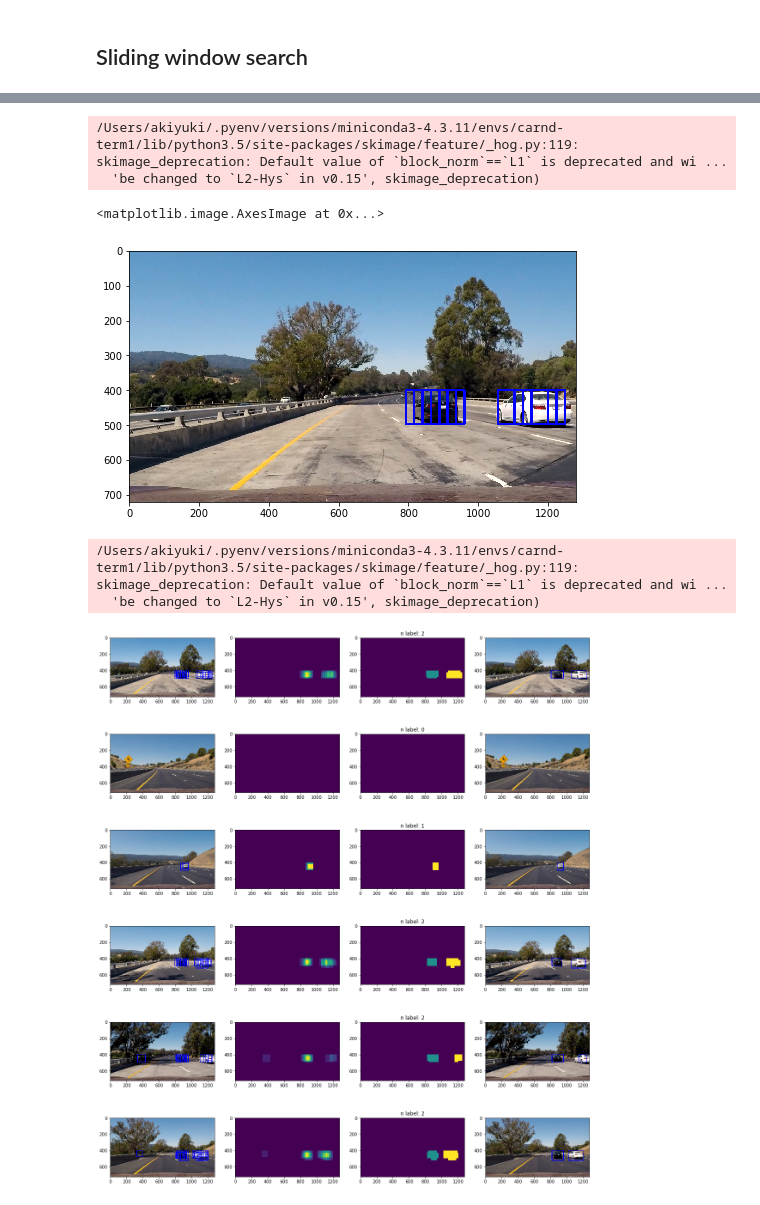
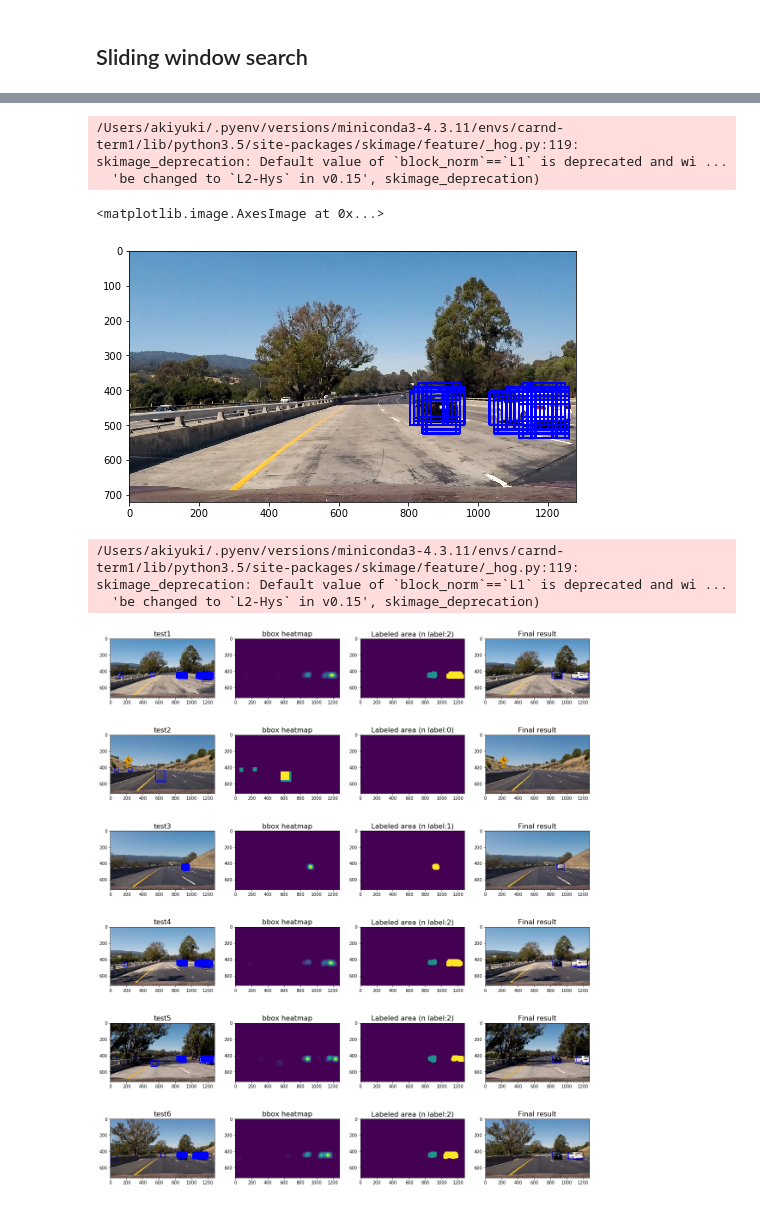
Before and after one commit to i-aki-y/selfdrivingcar-project5, a Jupyter notebook: SlidingWindow.ipynb, the cells around one changed output, grey strips where cells are left out. Cells and saved outputs as stored; diff of their text form; code cells hidden in the pictures.

```diff
--- a/SlidingWindow.ipynb
+++ b/SlidingWindow.ipynb
@@ -58,46 +61,45 @@ pprint(train_info)
 # %%
 svc = train_info["model"]
 X_scaler = train_info["scaler"]
 cspace = train_info["cspace"]
 orient = train_info["orient"]
 pix_per_cell = train_info["pix_per_cell"]
 cell_per_block = train_info["cell_per_block"]
 hog_channel = train_info["hog_channel"]
 spatial_size = train_info["spatial_size"]
 hist_bins = train_info["hist_bins"]
 
-ystart, ystop, scale = (400, 600, 1.5)
+ystart, ystop, scale = (380, 600, 1.5)
 
 img = test_images[0]
-img = utils.image_preprocess(img)
 #img = np.uint8(img*255)
 bboxes = utils.find_cars(img, ystart, ystop, scale, svc, X_scaler, cspace, orient, pix_per_cell, cell_per_block, hog_channel, spatial_size, hist_bins)
 img = utils.draw_boxes(img, bboxes)
 
 plt.figure(figsize=(8, 24))
 plt.imshow(img)
 # %% [output]
 /Users/akiyuki/.pyenv/versions/miniconda3-4.3.11/envs/carnd-term1/lib/python3.5/site-packages/skimage/feature/_hog.py:119: skimage_deprecation: Default value of `block_norm`==`L1` is deprecated and wi ...
   'be changed to `L2-Hys` in v0.15', skimage_deprecation)
 <matplotlib.image.AxesImage at 0x...>
-[figure, old version]
+[figure, new version]
 # %%
 from scipy.ndimage.measurements import label
 
 multi_scales = [
-    (370, 480, 1.0),
-    (400, 550, 1.2),
-    (400, 600, 1.5),
-    (450, 650, 1.7),
-    (450, 700, 2.0),
+    (400, 500, 0.8),
+    (400, 500, 1.0),
+    (450, 550, 1.2),
+    (450, 600, 1.5),
+    (450, 600, 1.7),
+    (450, 600, 2.0)
 ]
-threshold = 1
+threshold = 3
 n = len(test_images)
 plt.figure(figsize=(20, 24))
 ny = 4
 for i, img in enumerate(test_images):
     multiscale_bboxes = []
-    img = utils.image_preprocess(img)
 
     for search_info in multi_scales:
         ## get bbox
@@ -107,13 +109,15 @@ for i, img in enumerate(test_images):
 
     ## draw bboxes
     img_bbox = utils.draw_boxes(img, multiscale_bboxes)
-    plt.subplot(n, ny, ny*i+1)
+    ax = plt.subplot(n, ny, ny*i+1)
+    ax.set_title("test{0}".format(i+1), fontsize=16)
     plt.imshow(img_bbox)
 
     ## make heatmatp
     img_heat = np.zeros_like(img[:,:,0]).astype(np.float)
     img_heat = utils.add_heat(img_heat, multiscale_bboxes)
-    plt.subplot(n, ny, ny*i+2)
+    ax = plt.subplot(n, ny, ny*i+2)
+    ax.set_title("bbox heatmap".format(i+1), fontsize=16)
     plt.imshow(img_heat)
 
     ## apply thresh
@@ -121,14 +125,18 @@ for i, img in enumerate(test_images):
     labels = label(img_thresh)
     img_label, nlabel = labels
     ax = plt.subplot(n, ny, ny*i+3)
-    ax.set_title("n label: {0}".format(nlabel))
+    ax.set_title("Labeled area (n label:{0})".format(nlabel), fontsize=16)
     plt.imshow(img_label)
 
     ## draw labeled bbox
     img_label_bbox = utils.draw_labeled_bboxes(img, labels)
-    plt.subplot(n, ny, ny*i+4)
+    ax = plt.subplot(n, ny, ny*i+4)
+    ax.set_title("Final result", fontsize=16)
     plt.imshow(img_label_bbox)
+
+
+plt.savefig("output_images/pipeline_example.png", bbox_inches="tight")
 # %% [output]
 /Users/akiyuki/.pyenv/versions/miniconda3-4.3.11/envs/carnd-term1/lib/python3.5/site-packages/skimage/feature/_hog.py:119: skimage_deprecation: Default value of `block_norm`==`L1` is deprecated and wi ...
   'be changed to `L2-Hys` in v0.15', skimage_deprecation)
-[figure, old version]
+[figure, new version]
```
Also changed, not shown: parts of 3 cells of this notebook, 20 other files.
